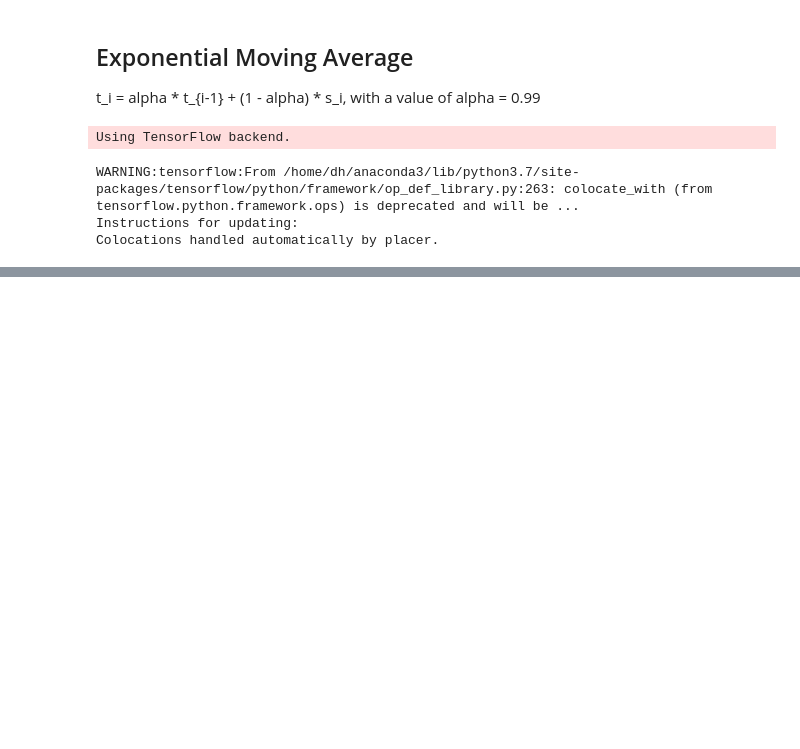
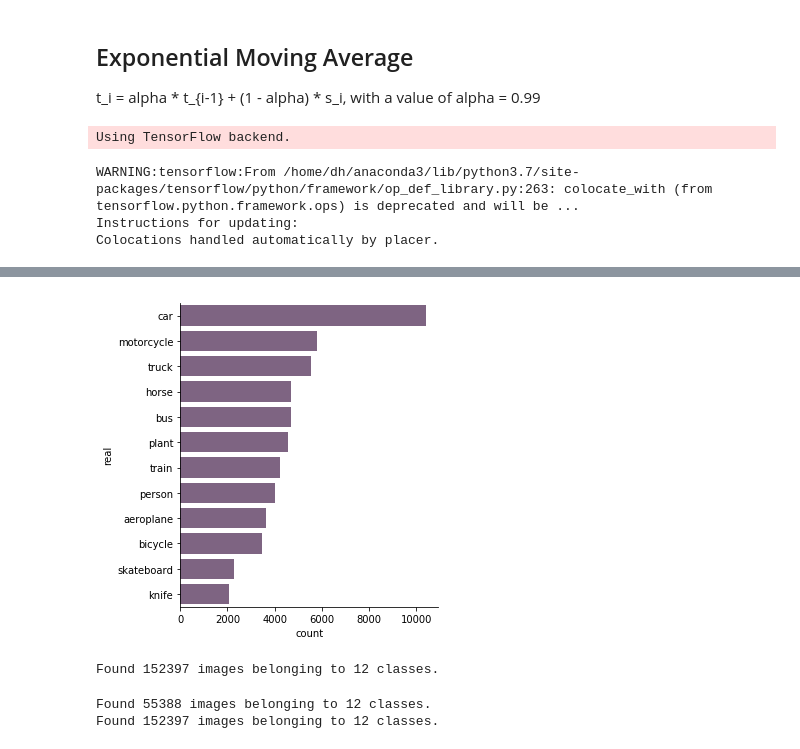
Before and after one commit to notha99y/mean_teacher_domain_adapt, a Jupyter notebook: notebook/ema and loss.ipynb, the cells around one changed output, grey strips where cells are left out. Drawn from its saved outputs; the diff is of its cells as text; code cells hidden in the pictures; blank space fills up the shorter version.

```diff
--- a/notebook/ema and loss.ipynb
+++ b/notebook/ema and loss.ipynb
@@ -87,0 +120,4 @@ useful links:
+# %%
+get_distribution(real_path, 'real', color_2)
+# %% [output]
+[figure, added]
@@ -87,0 +126,7 @@ useful links:
+# %%
+sup_gen = ImageDataGenerator()
+unsup_gen = ImageDataGenerator()
+
+sup_data_gen = sup_gen.flow_from_directory(syn_path)
+# %% [output]
+Found 152397 images belonging to 12 classes.
@@ -87,0 +159,5 @@ useful links:
+# %%
+inputs, outputs = next(mean_teacher_generator)
+# %% [output]
+Found 55388 images belonging to 12 classes.
+Found 152397 images belonging to 12 classes.
```
Also changed, not shown: parts of 17 cells of this notebook, 1 other file.
